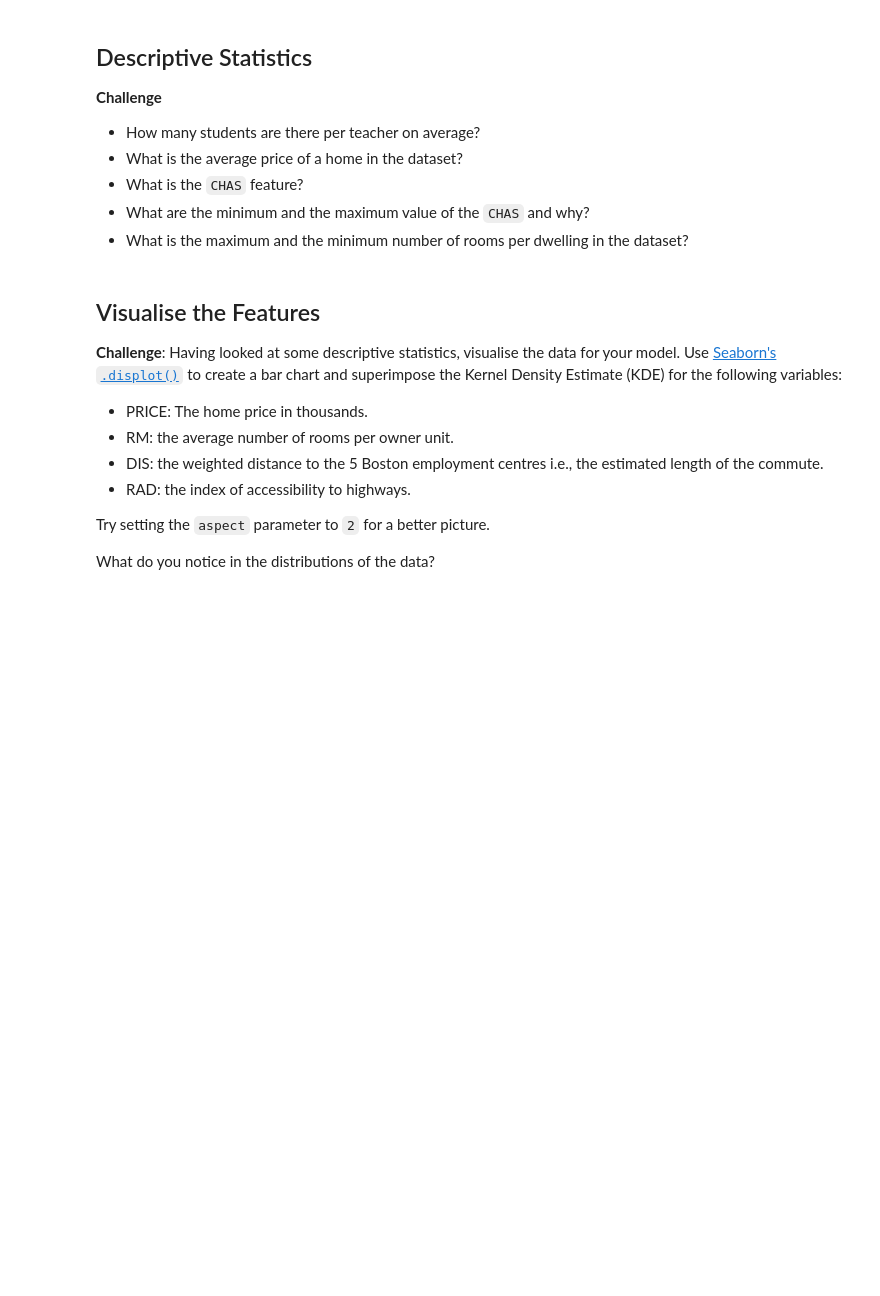
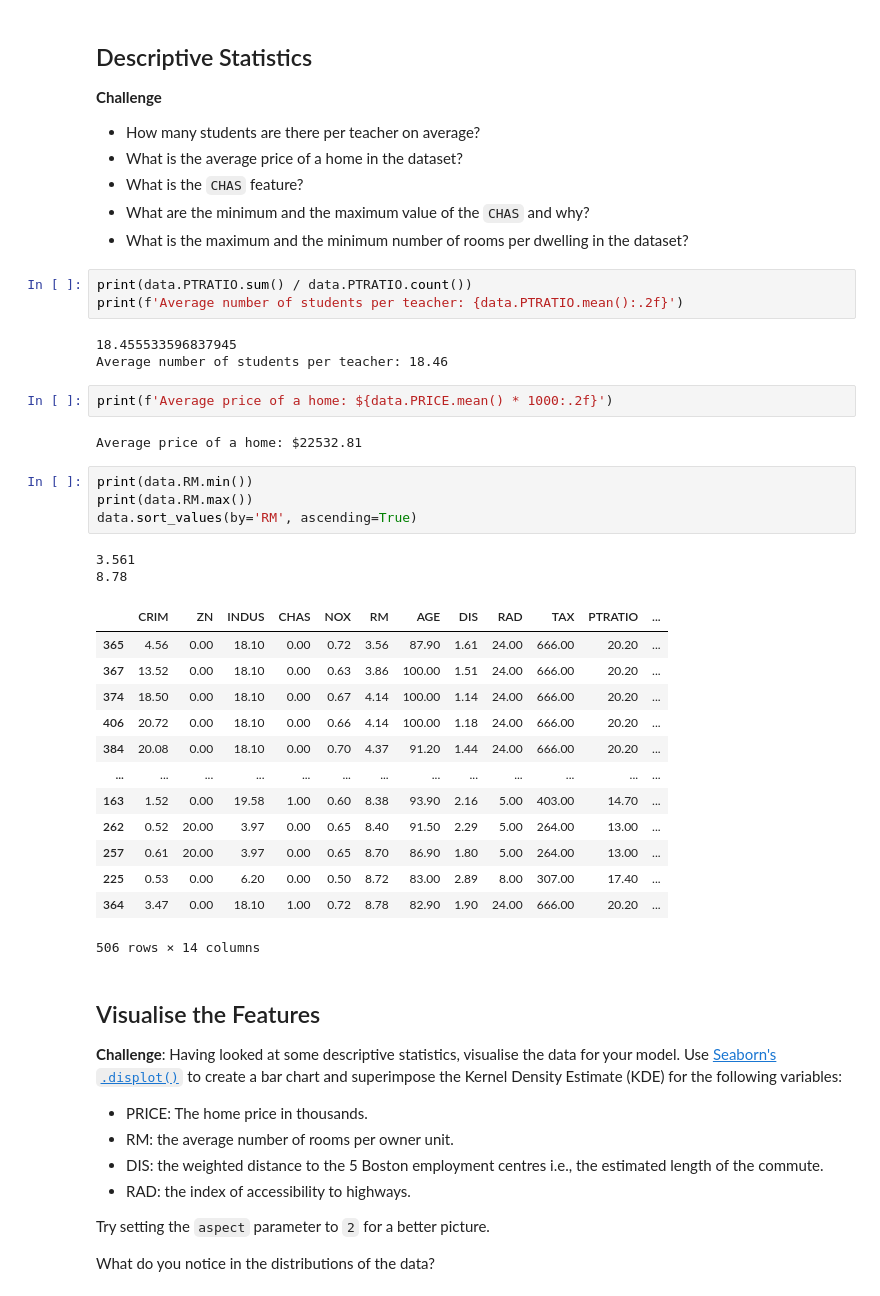
Before and after one commit to zoard-ehmann/100-days-of-python, a Jupyter notebook: Day80/Predict_House_Prices/Multivariable_Regression_and_Valuation_Model.ipynb, the cells around one changed output. Cells and saved outputs as stored; diff of their text form; blank space fills up the shorter version.

```diff
--- a/Day80/Predict_House_Prices/Multivariable_Regression_and_Valuation_Model.ipynb
+++ b/Day80/Predict_House_Prices/Multivariable_Regression_and_Valuation_Model.ipynb
@@ -140,6 +140,36 @@ False
 * What is the `CHAS` feature?
 * What are the minimum and the maximum value of the `CHAS` and why?
 * What is the maximum and the minimum number of rooms per dwelling in the dataset?
+# %%
+print(data.PTRATIO.sum() / data.PTRATIO.count())
+print(f'Average number of students per teacher: {data.PTRATIO.mean():.2f}')
+# %% [output]
+18.455533596837945
+Average number of students per teacher: 18.46
+# %%
+print(f'Average price of a home: ${data.PRICE.mean() * 1000:.2f}')
+# %% [output]
+Average price of a home: $22532.81
+# %%
+print(data.RM.min())
+print(data.RM.max())
+data.sort_values(by='RM', ascending=True)
+# %% [output]
+3.561
+8.78
+|  | CRIM | ZN | INDUS | CHAS | NOX | RM | AGE | DIS | RAD | TAX | PTRATIO | ... |
+| 365 | 4.56 | 0.00 | 18.10 | 0.00 | 0.72 | 3.56 | 87.90 | 1.61 | 24.00 | 666.00 | 20.20 | ... |
+| 367 | 13.52 | 0.00 | 18.10 | 0.00 | 0.63 | 3.86 | 100.00 | 1.51 | 24.00 | 666.00 | 20.20 | ... |
+| 374 | 18.50 | 0.00 | 18.10 | 0.00 | 0.67 | 4.14 | 100.00 | 1.14 | 24.00 | 666.00 | 20.20 | ... |
+| 406 | 20.72 | 0.00 | 18.10 | 0.00 | 0.66 | 4.14 | 100.00 | 1.18 | 24.00 | 666.00 | 20.20 | ... |
+| 384 | 20.08 | 0.00 | 18.10 | 0.00 | 0.70 | 4.37 | 91.20 | 1.44 | 24.00 | 666.00 | 20.20 | ... |
+| ... | ... | ... | ... | ... | ... | ... | ... | ... | ... | ... | ... | ... |
+| 163 | 1.52 | 0.00 | 19.58 | 1.00 | 0.60 | 8.38 | 93.90 | 2.16 | 5.00 | 403.00 | 14.70 | ... |
+| 262 | 0.52 | 20.00 | 3.97 | 0.00 | 0.65 | 8.40 | 91.50 | 2.29 | 5.00 | 264.00 | 13.00 | ... |
+| 257 | 0.61 | 20.00 | 3.97 | 0.00 | 0.65 | 8.70 | 86.90 | 1.80 | 5.00 | 264.00 | 13.00 | ... |
+| 225 | 0.53 | 0.00 | 6.20 | 0.00 | 0.50 | 8.72 | 83.00 | 2.89 | 8.00 | 307.00 | 17.40 | ... |
+| 364 | 3.47 | 0.00 | 18.10 | 1.00 | 0.72 | 8.78 | 82.90 | 1.90 | 24.00 | 666.00 | 20.20 | ... |
+506 rows × 14 columns
 # %% [markdown]
 ## Visualise the Features
 
```
Also changed, not shown: parts of 1 cell of this notebook.
